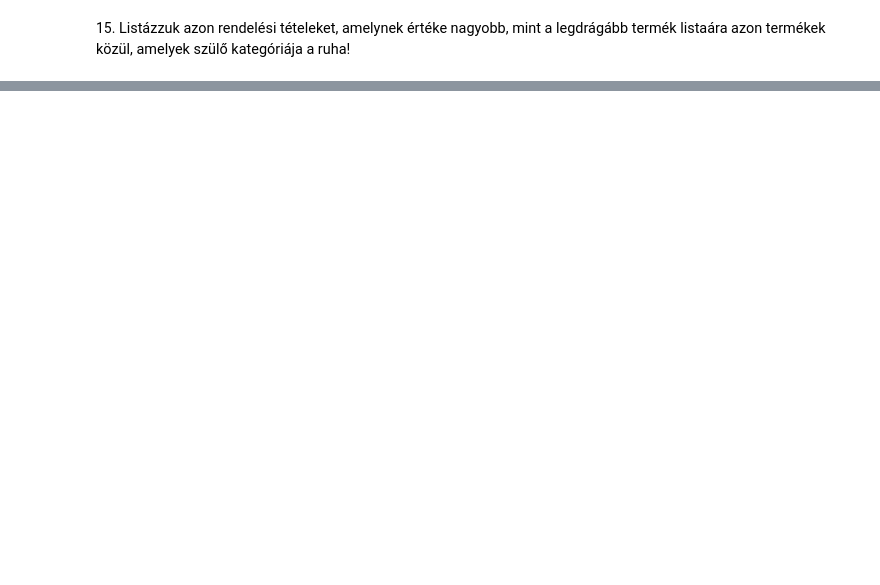
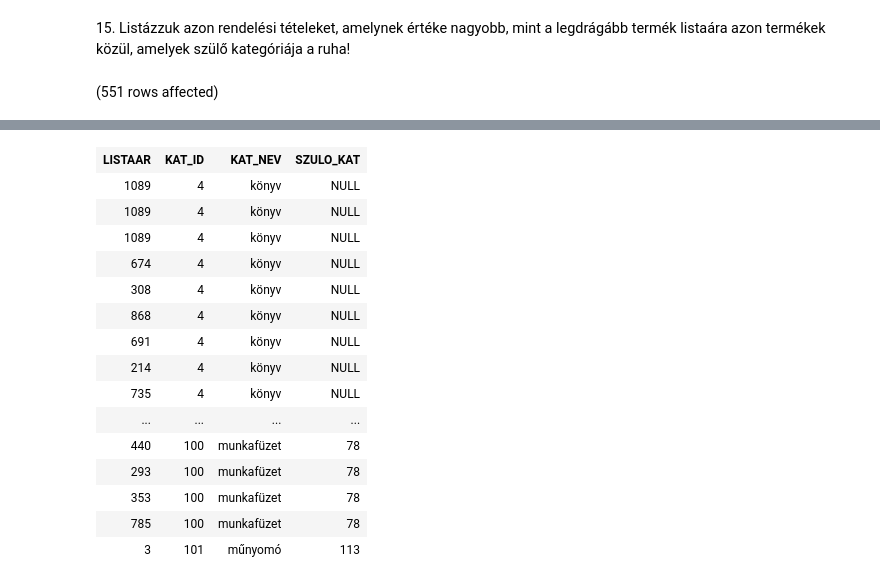
Before and after one commit to JanosZkcs/Adatbazisok_egyetem, a Jupyter notebook: gyakorlat06_feladatok.ipynb, the cells around one changed output, grey strips where cells are left out. Cells and saved outputs as stored; diff of their text form; code cells hidden in the pictures; blank space fills up the shorter version.

```diff
--- a/gyakorlat06_feladatok.ipynb
+++ b/gyakorlat06_feladatok.ipynb
@@ -173,2 +330,12 @@ a. Elég a kategóriák nevét megjeleníteni!
 # %% [markdown]
 15. <span style="background-color: rgb(255, 255, 255); color: rgb(0, 0, 0); font-family: &quot;Open Sans&quot;, sans-serif; font-size: 14.44px;">Listázzuk azon rendelési tételeket, amelynek értéke nagyobb, mint a legdrágább termék listaára azon termékek közül, amelyek szülő kategóriája a ruha!</span>
+# %%
+SELECT rt.EGYSEGAR,*
+FROM Rendeles_tetel rt JOIN Termek t ON rt.TERMEKKOD = t.TERMEKKOD
+        JOIN Termekkategoria tk ON t.kat_id = tk.kat_id
+WHERE rt.EGYSEGAR > (SELECT MAX(t.LISTAAR)
+    FROM Termek t JOIN Termekkategoria tk ON t.kat_id = tk.kat_id
+    WHERE tk.kat_nev = 'ruha'
+) /*nincs ruha kategória
+# %% [output]
+(551 rows affected)
@@ -174,0 +343,16 @@ a. Elég a kategóriák nevét megjeleníteni!
+| LISTAAR | KAT_ID | KAT_NEV | SZULO_KAT |
+| 1089 | 4 | könyv | NULL |
+| 1089 | 4 | könyv | NULL |
+| 1089 | 4 | könyv | NULL |
+| 674 | 4 | könyv | NULL |
+| 308 | 4 | könyv | NULL |
+| 868 | 4 | könyv | NULL |
+| 691 | 4 | könyv | NULL |
+| 214 | 4 | könyv | NULL |
+| 735 | 4 | könyv | NULL |
+| ... | ... | ... | ... |
+| 440 | 100 | munkafüzet | 78 |
+| 293 | 100 | munkafüzet | 78 |
+| 353 | 100 | munkafüzet | 78 |
+| 785 | 100 | munkafüzet | 78 |
+| 3 | 101 | műnyomó | 113 |
```
Also changed, not shown: parts of 8 cells of this notebook.
